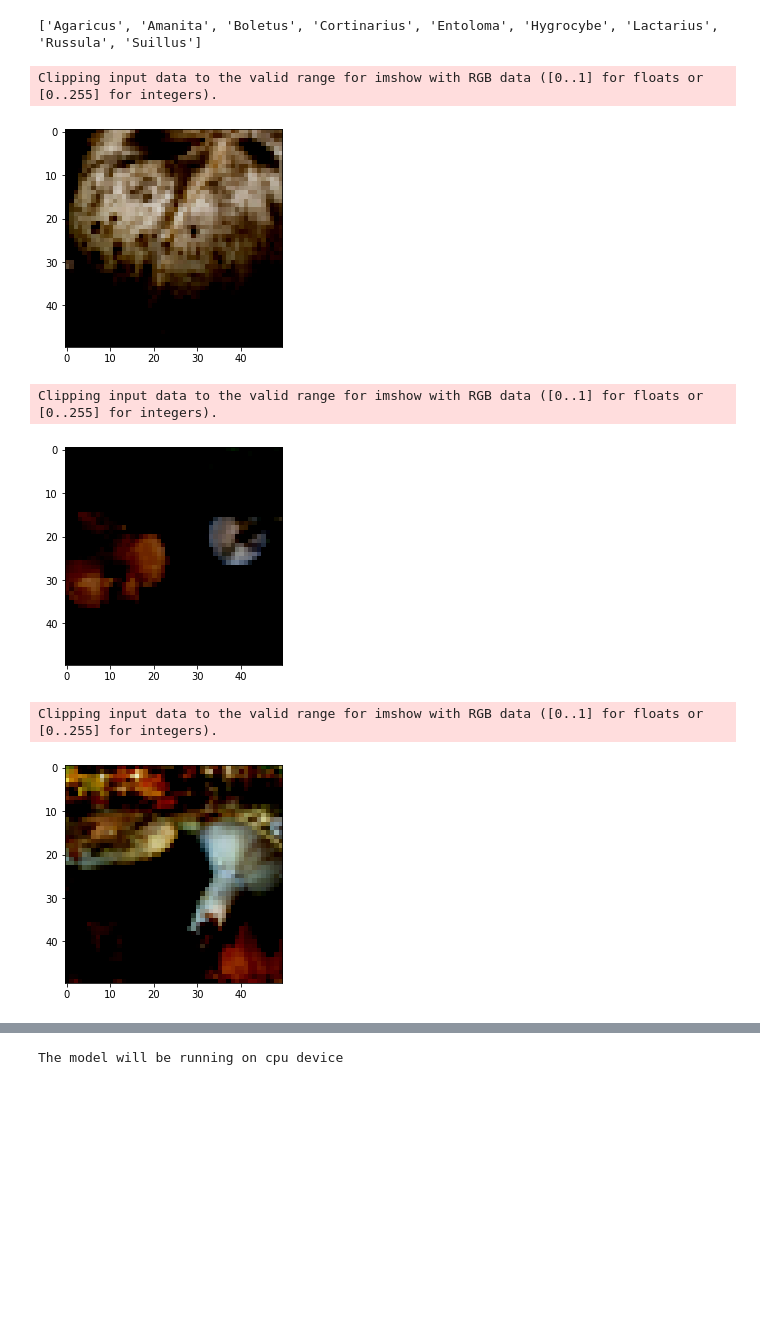
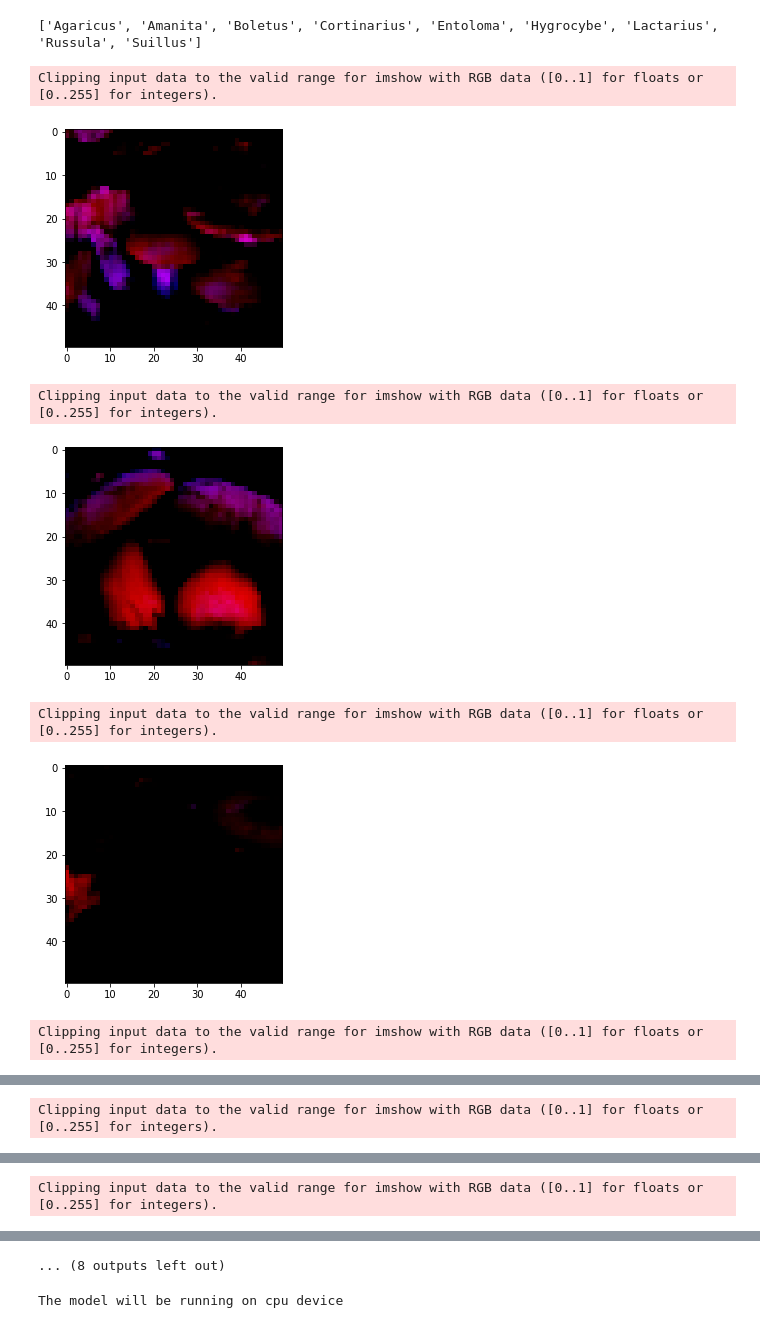
Before and after one commit to gedovirhir/mushroom_recognition, a Jupyter notebook: main.ipynb, the cells around one changed output, grey strips where cells are left out. Drawn from its saved outputs; the diff is of its cells as text; code cells hidden in the pictures; blank space fills up the shorter version.

```diff
--- a/main.ipynb
+++ b/main.ipynb
@@ -11,11 +11,13 @@ from torchvision.utils import make_grid
 from torch.optim import Adam
 from torch.autograd import Variable
 # %%
+ababa = (0.5, 1, 0.5)
 transform = transforms.Compose([
     transforms.Resize(50),
     transforms.CenterCrop(50),
     transforms.ToTensor(),
-    transforms.Normalize((0.5, 0.5, 0.5), (0.5, 0.5, 0.5))
+    #transforms.Normalize((0.5, 0.5, 0.5), (0.5, 0.5, 0.5)),
+    transforms.Normalize(ababa, ababa)
 ])
 # %%
 dataset = datasets.ImageFolder('training_set', transform=transform)
@@ -29,16 +31,17 @@ trainloader, valloader = DataLoader(train_set, batch_size=32, shuffle=True), Dat
 # %%
 def imageshow(img):
     #img = img / 2 + 0.5
     npimg = img.numpy()
     plt.imshow(np.transpose(npimg, (1, 2, 0)))
     plt.show()
-images, _ = next(iter(trainloader))
-for i, image in enumerate(images[:3]):
+images, _ = next(iter(valloader))
+for i, image in enumerate(images[:10]):
     imageshow(image)
 # %% [output]
 Clipping input data to the valid range for imshow with RGB data ([0..1] for floats or [0..255] for integers).
-[figure, old version]
+[figure, new version]
 Clipping input data to the valid range for imshow with RGB data ([0..1] for floats or [0..255] for integers).
-[figure, old version]
+[figure, new version]
 Clipping input data to the valid range for imshow with RGB data ([0..1] for floats or [0..255] for integers).
-[figure, old version]
+[figure, new version]
+Clipping input data to the valid range for imshow with RGB data ([0..1] for floats or [0..255] for integers).
@@ -44,0 +49 @@ Clipping input data to the valid range for imshow with RGB data ([0..1] for floa
+Clipping input data to the valid range for imshow with RGB data ([0..1] for floats or [0..255] for integers).
@@ -44,0 +51 @@ Clipping input data to the valid range for imshow with RGB data ([0..1] for floa
+Clipping input data to the valid range for imshow with RGB data ([0..1] for floats or [0..255] for integers).
@@ -45,3 +53,4 @@ Clipping input data to the valid range for imshow with RGB data ([0..1] for floa
+... (8 outputs left out)
 # %%
 class mush_rec_nn(nn.Module):
     def __init__(self):
```
Also changed, not shown: parts of 1 cell of this notebook, 2 other files.
